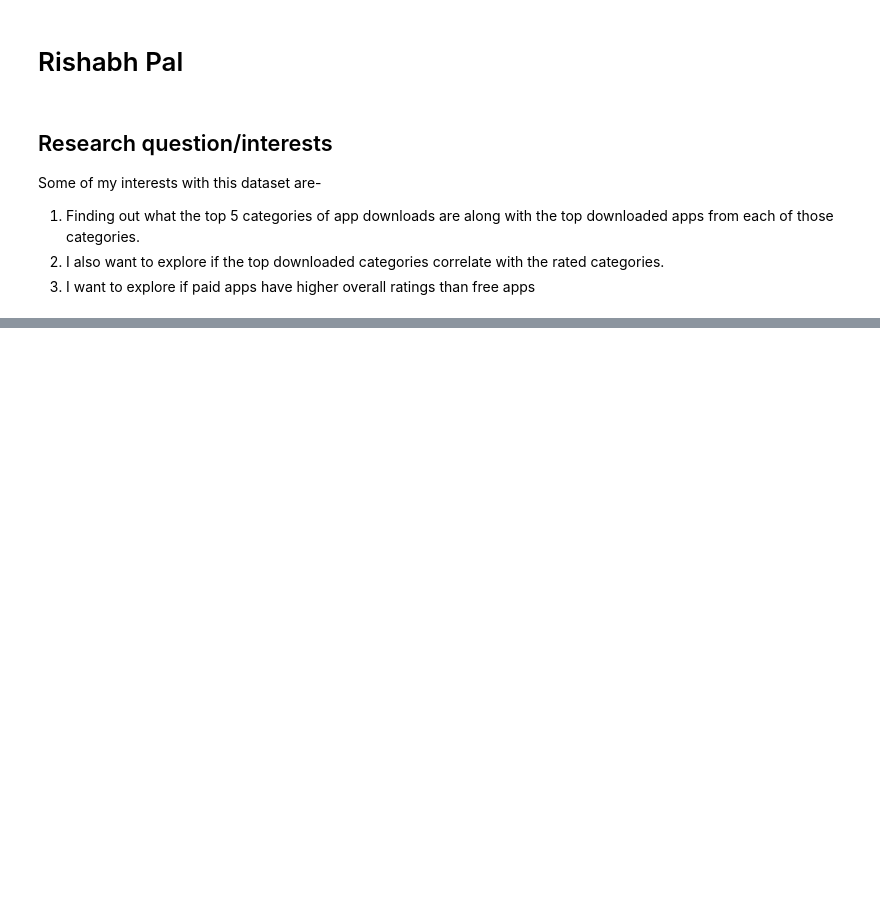
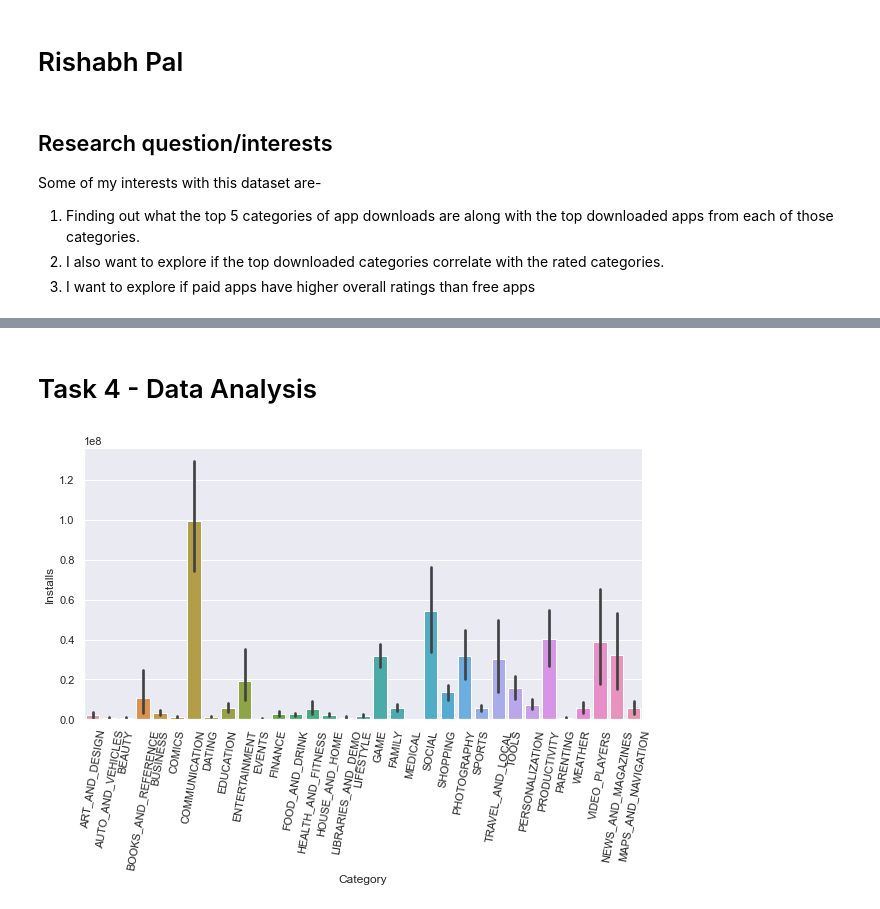
Before and after one commit to ubco-W2022T1-cosc301/project-group36, a Jupyter notebook: notebooks/analysis2.ipynb, the cells around one changed output, grey strips where cells are left out. Saved outputs shown, nothing was run; the diff lists cells and outputs as text; code cells hidden in the pictures; blank space fills up the shorter version.

```diff
--- a/notebooks/analysis2.ipynb
+++ b/notebooks/analysis2.ipynb
@@ -21,0 +235,4 @@ df.head()
+# %%
+import project_functions2 as p2
+final = p2.load_and_process('../data/raw/google_play_store.csv')
+final
@@ -21,0 +253,14 @@ df.head()
+# %% [markdown]
+# Task 4 - Data Analysis
+# %%
+App_Cat = final.groupby('Category')['Installs'].sum()[1]
+
+sns.barplot(x = 'Category',
+            y = 'Installs',
+        data = final
+)
+plt.xticks(rotation=80)
+
+plt.show()
+# %% [output]
+[figure, added]
```
Also changed, not shown: parts of 26 cells of this notebook, 1 other file.
